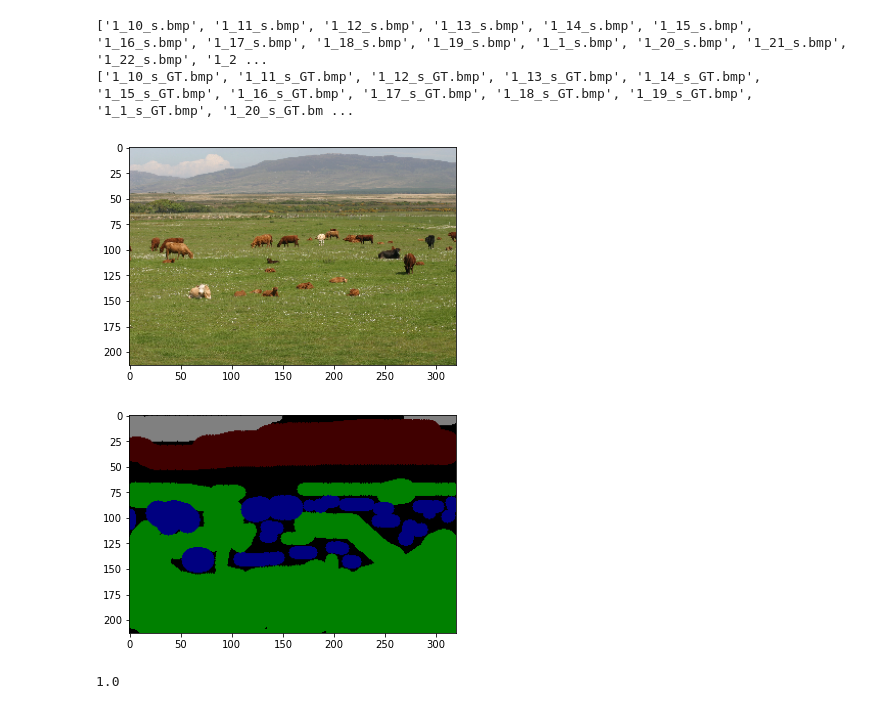
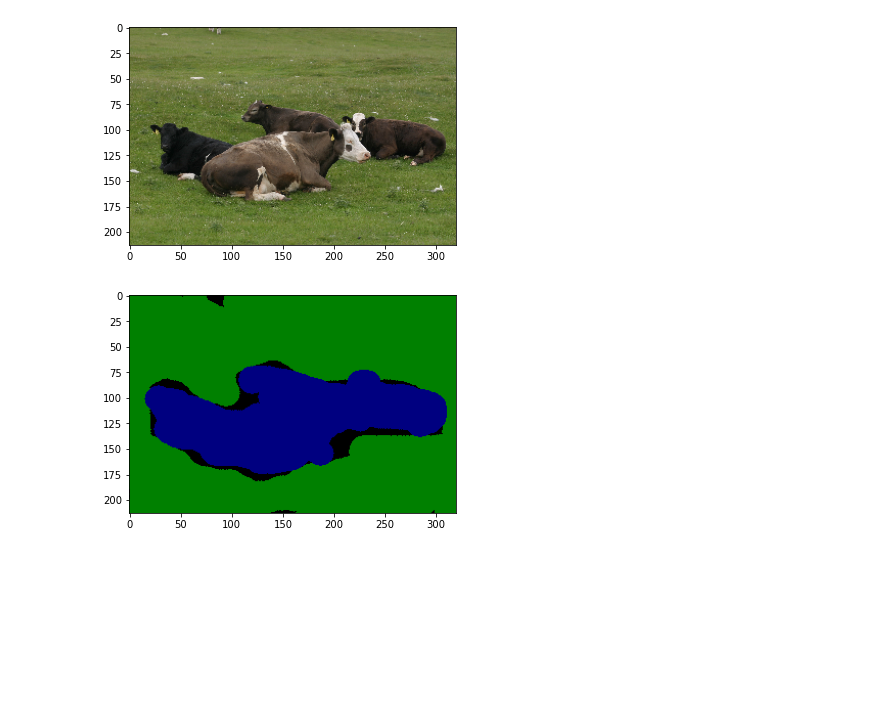
Before and after one commit to DiegoArcelli/ISPR-Midterms, a Jupyter notebook: Midterm2/Assignment1/ncut_semantic_segmentation.ipynb, the cells around one changed output. Cells and saved outputs as stored; diff of their text form; code cells hidden in the pictures; blank space fills up the shorter version.

```diff
--- a/Midterm2/Assignment1/ncut_semantic_segmentation.ipynb
+++ b/Midterm2/Assignment1/ncut_semantic_segmentation.ipynb
@@ -98,18 +189,28 @@ def plot_segmented_images(img, trg, n_segments=400, compactness=30, sigma=1):
-# %%
-src, trg = read_images()
-print(src)
-print(trg)
-# %% [output]
-['1_10_s.bmp', '1_11_s.bmp', '1_12_s.bmp', '1_13_s.bmp', '1_14_s.bmp', '1_15_s.bmp', '1_16_s.bmp', '1_17_s.bmp', '1_18_s.bmp', '1_19_s.bmp', '1_1_s.bmp', '1_20_s.bmp', '1_21_s.bmp', '1_22_s.bmp', '1_2 ...
-['1_10_s_GT.bmp', '1_11_s_GT.bmp', '1_12_s_GT.bmp', '1_13_s_GT.bmp', '1_14_s_GT.bmp', '1_15_s_GT.bmp', '1_16_s_GT.bmp', '1_17_s_GT.bmp', '1_18_s_GT.bmp', '1_19_s_GT.bmp', '1_1_s_GT.bmp', '1_20_s_GT.bm ...
+# %%
+images_path, targets_path = read_images()
+
+image_clases = [str(x) for x in range(1,9)]
+
+datasets = dict()
+for img_class in image_clases:
+
+    class_images = list(filter(lambda x: x[0] == img_class, images_path))
+    class_targets = list(filter(lambda x: x[0] == img_class, targets_path))
+    datasets[img_class] = {
+        "src": None,
+        "trg": None
+    }
+
+    datasets[img_class]["src"] = class_images
+    datasets[img_class]["trg"] = class_targets
 # %%
-img = skimage.io.imread("data/MSRC_ObjCategImageDatabase_v1/" +  src[0])
+img = skimage.io.imread("data/MSRC_ObjCategImageDatabase_v1/" +  images_path[5])
 plt.imshow(img)
 plt.show()
-img_seg = skimage.io.imread("data/MSRC_ObjCategImageDatabase_v1/" +  trg[0])
+img_seg = skimage.io.imread("data/MSRC_ObjCategImageDatabase_v1/" +  targets_path[5])
 plt.imshow(img_seg)
 plt.show()
 # %% [output]
-[figure, old version]
+[figure, new version]
-[figure, old version]
+[figure, new version]
 # %%
@@ -209,9 +218,5 @@ def pixel_accuracy(img, trg):
 # %%
 new_img = assign_labels(out, img_seg)
-# %%
-pixel_accuracy(new_img, img_seg)
-# %% [output]
-1.0
 # %%
 plt.imshow(new_img)
 # %% [output]
```
Also changed, not shown: parts of 18 cells of this notebook.
